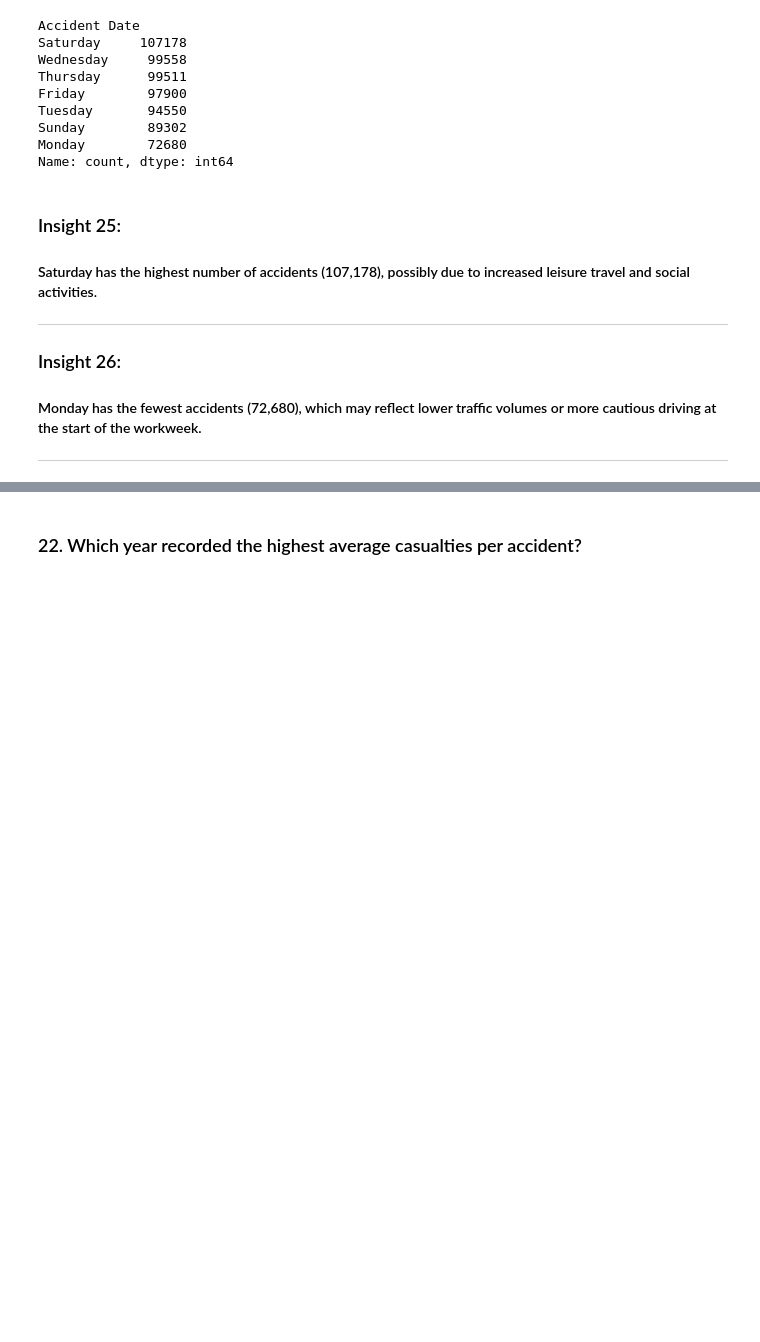
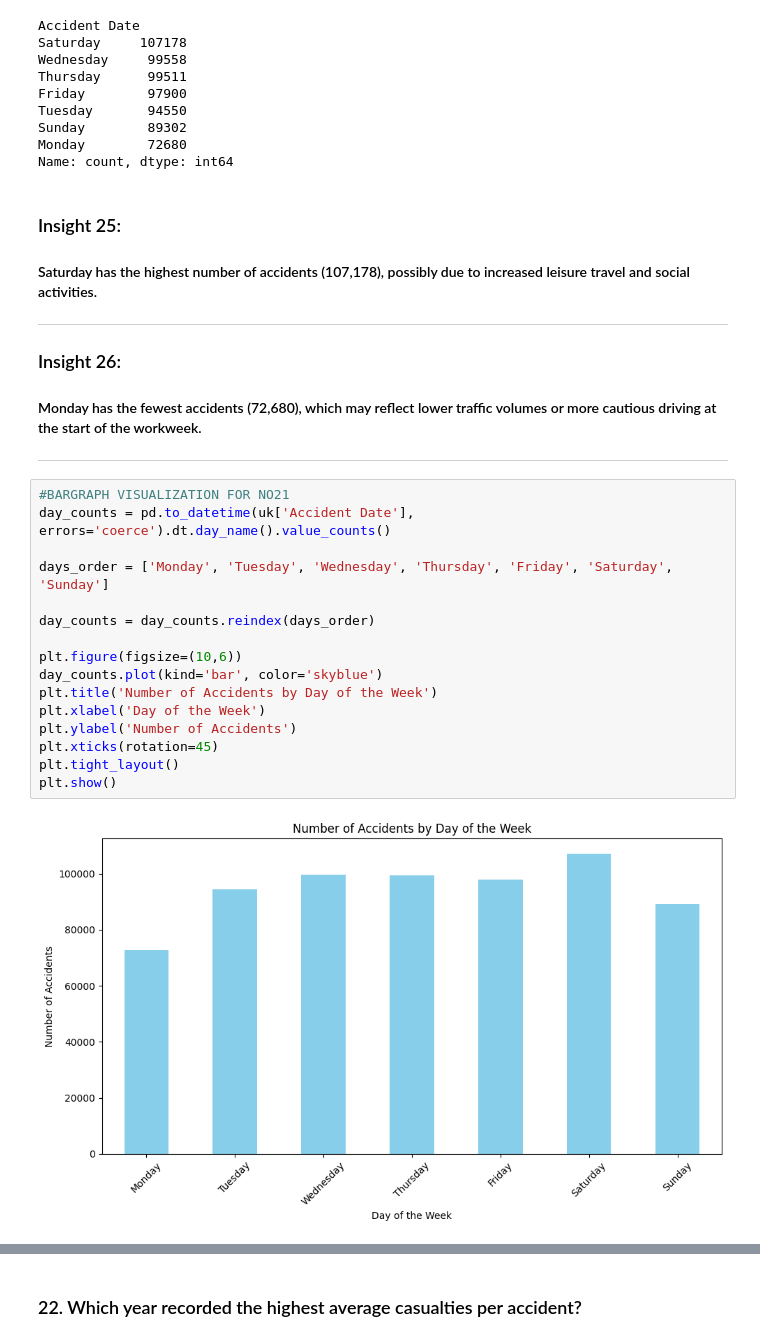
Before and after one commit to mariscotes/ELECT303-DataAnalytics, a Jupyter notebook: Activity2.ipynb, the cells around one changed output, grey strips where cells are left out. Cells and saved outputs as stored; diff of their text form; blank space fills up the shorter version.

```diff
--- a/Activity2.ipynb
+++ b/Activity2.ipynb
@@ -548,3 +590,21 @@ Name: count, dtype: int64
 <h3>Insight 26:</h3>
 <h4>Monday has the fewest accidents (72,680), which may reflect lower traffic volumes or more cautious driving at the start of the workweek.</h4>
 <hr>
+# %%
+#BARGRAPH VISUALIZATION FOR NO21
+day_counts = pd.to_datetime(uk['Accident Date'], errors='coerce').dt.day_name().value_counts()
+
+days_order = ['Monday', 'Tuesday', 'Wednesday', 'Thursday', 'Friday', 'Saturday', 'Sunday']
+
+day_counts = day_counts.reindex(days_order)
+
+plt.figure(figsize=(10,6))
+day_counts.plot(kind='bar', color='skyblue')
+plt.title('Number of Accidents by Day of the Week')
+plt.xlabel('Day of the Week')
+plt.ylabel('Number of Accidents')
+plt.xticks(rotation=45)
+plt.tight_layout()
+plt.show()
+# %% [output]
+[figure, added]
```
Also changed, not shown: parts of 7 cells of this notebook.
